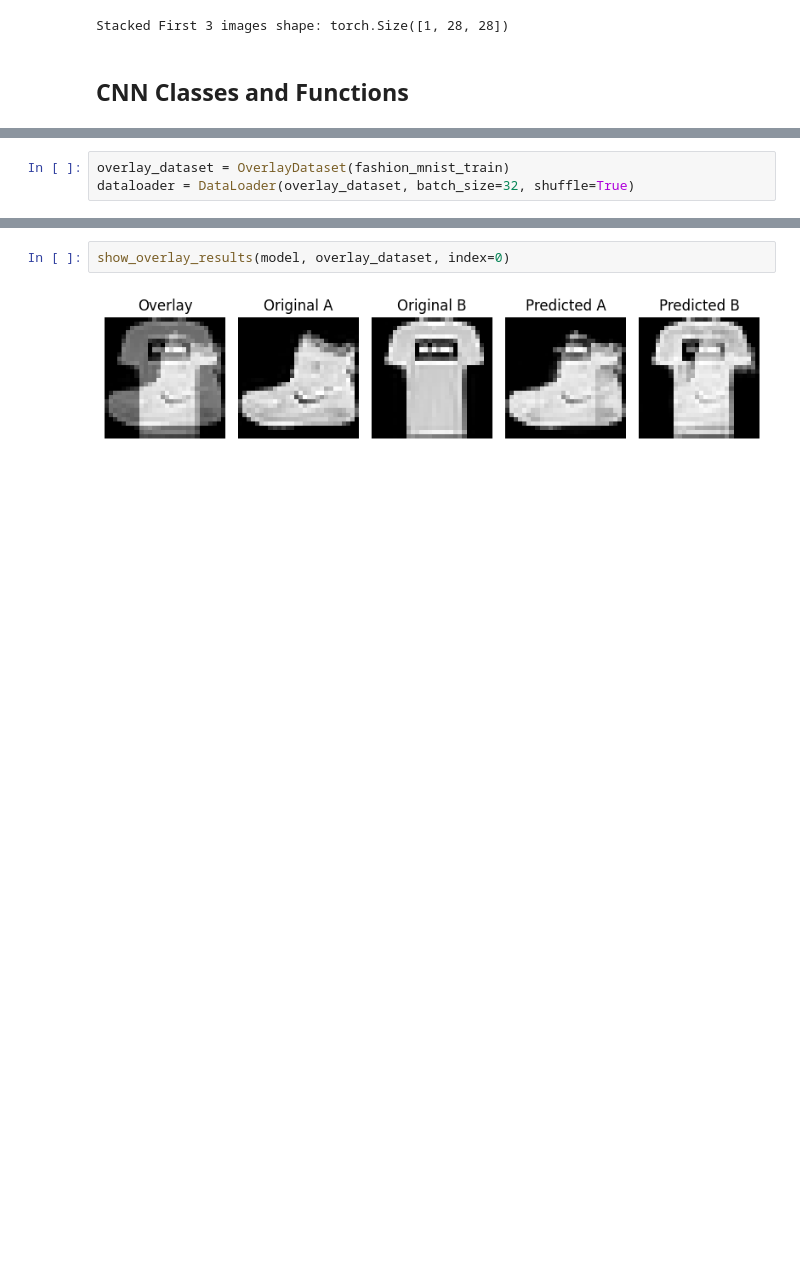
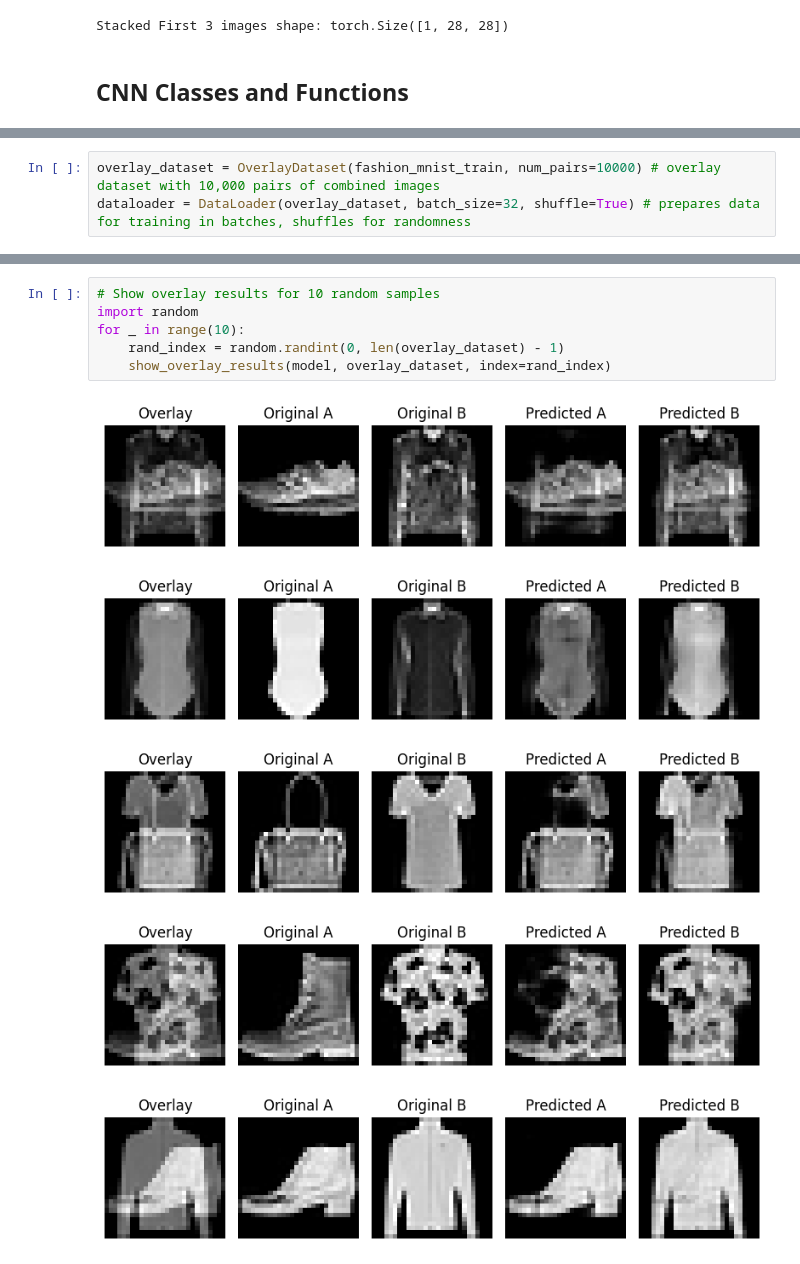
Before and after one commit to joelizstan/P-A_ML_Fall2025, a Jupyter notebook: project/project.ipynb, the cells around one changed output, grey strips where cells are left out. Saved outputs shown, nothing was run; the diff lists cells and outputs as text; blank space fills up the shorter version.

```diff
--- a/project/project.ipynb
+++ b/project/project.ipynb
@@ -142,3 +244,3 @@ class OverlayDataset(Dataset):
 # %%
-overlay_dataset = OverlayDataset(fashion_mnist_train)
-dataloader = DataLoader(overlay_dataset, batch_size=32, shuffle=True)
+overlay_dataset = OverlayDataset(fashion_mnist_train, num_pairs=10000) # overlay dataset with 10,000 pairs of combined images
+dataloader = DataLoader(overlay_dataset, batch_size=32, shuffle=True) # prepares data for training in batches, shuffles for randomness
@@ -412,4 +297,12 @@ Epoch 15/15, Loss: 0.2596
-# %%
-show_overlay_results(model, overlay_dataset, index=0)
-# %% [output]
-[figure, removed]
+# %%
+# Show overlay results for 10 random samples
+import random
+for _ in range(10):
+    rand_index = random.randint(0, len(overlay_dataset) - 1)
+    show_overlay_results(model, overlay_dataset, index=rand_index)
+# %% [output]
+[figure, added]
+[figure, added]
+[figure, added]
+[figure, added]
+[figure, added]
```
Also changed, not shown: parts of 24 cells of this notebook.
